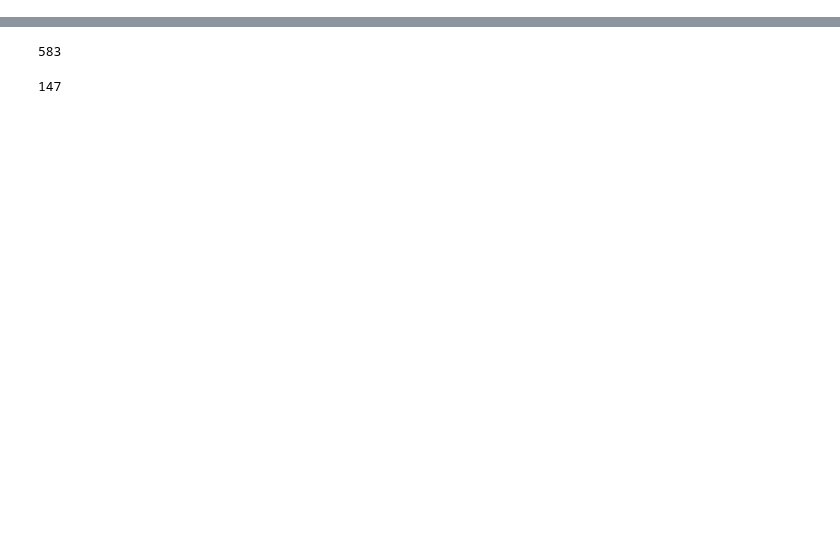
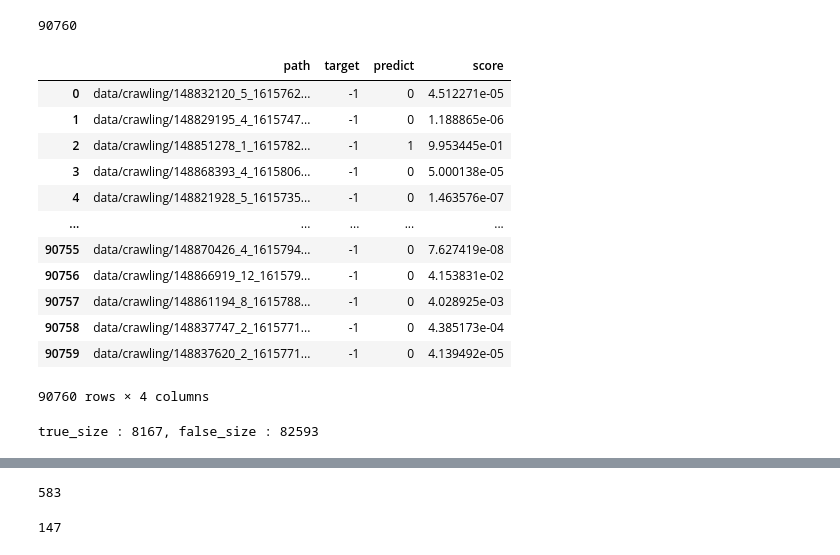
Before and after one commit to taejjing/torch_template, a Jupyter notebook: notebook/test.ipynb, the cells around one changed output, grey strips where cells are left out. Drawn from its saved outputs; the diff is of its cells as text; code cells hidden in the pictures; blank space fills up the shorter version.

```diff
--- a/notebook/test.ipynb
+++ b/notebook/test.ipynb
@@ -0,0 +15,4 @@
+# %%
+len(glob.glob(dst + '/*', recursive=True))
+# %% [output]
+90760
@@ -0,0 +21,24 @@
+# %%
+test_log = pd.read_csv('../test_logs/test_result')
+test_log
+# %% [output]
+|  | path | target | predict | score |
+| 0 | data/crawling/148832120_5_1615762... | -1 | 0 | 4.512271e-05 |
+| 1 | data/crawling/148829195_4_1615747... | -1 | 0 | 1.188865e-06 |
+| 2 | data/crawling/148851278_1_1615782... | -1 | 1 | 9.953445e-01 |
+| 3 | data/crawling/148868393_4_1615806... | -1 | 0 | 5.000138e-05 |
+| 4 | data/crawling/148821928_5_1615735... | -1 | 0 | 1.463576e-07 |
+| ... | ... | ... | ... | ... |
+| 90755 | data/crawling/148870426_4_1615794... | -1 | 0 | 7.627419e-08 |
+| 90756 | data/crawling/148866919_12_161579... | -1 | 0 | 4.153831e-02 |
+| 90757 | data/crawling/148861194_8_1615788... | -1 | 0 | 4.028925e-03 |
+| 90758 | data/crawling/148837747_2_1615771... | -1 | 0 | 4.385173e-04 |
+| 90759 | data/crawling/148837620_2_1615771... | -1 | 0 | 4.139492e-05 |
+90760 rows × 4 columns
+# %%
+true_path = test_log[test_log.predict == 1]['path'].tolist()
+false_path = test_log[test_log.predict == 0]['path'].tolist()
+
+print(f"true_size : {len(true_path)}, false_size : {len(false_path)}")
+# %% [output]
+true_size : 8167, false_size : 82593
```
Also changed, not shown: parts of 12 cells of this notebook, 12 other files.
